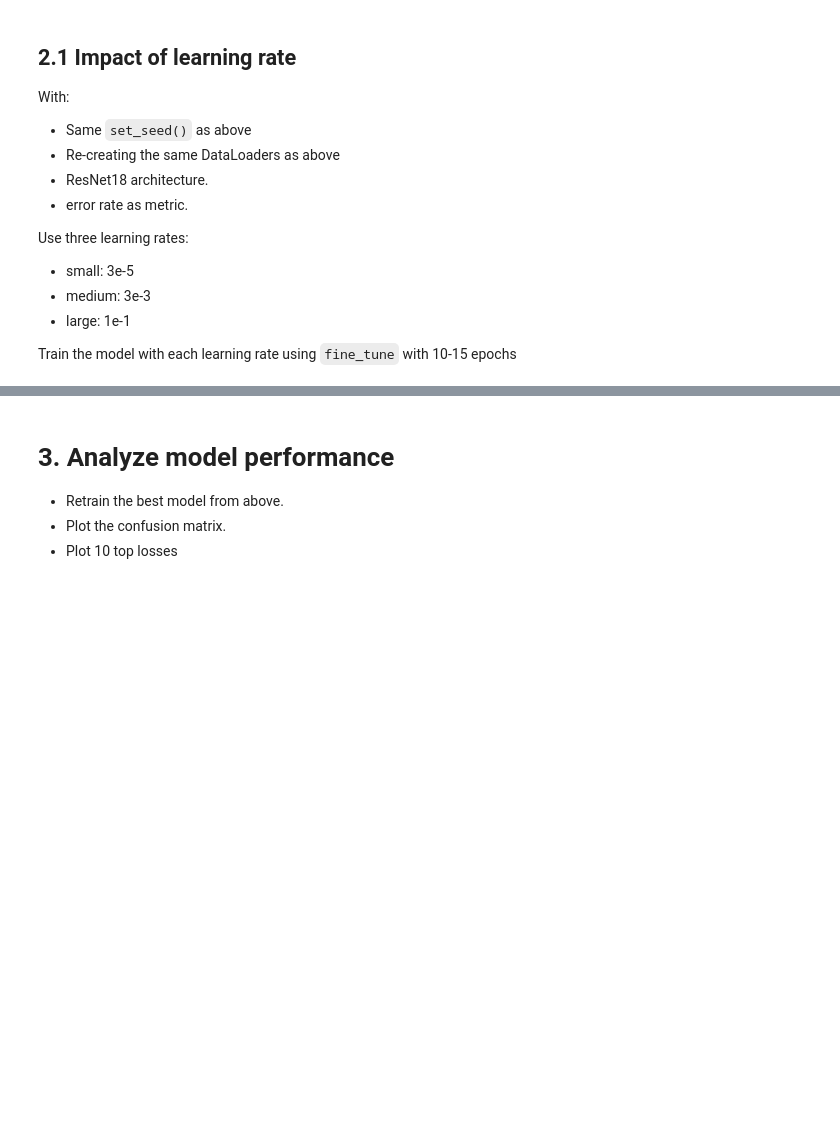
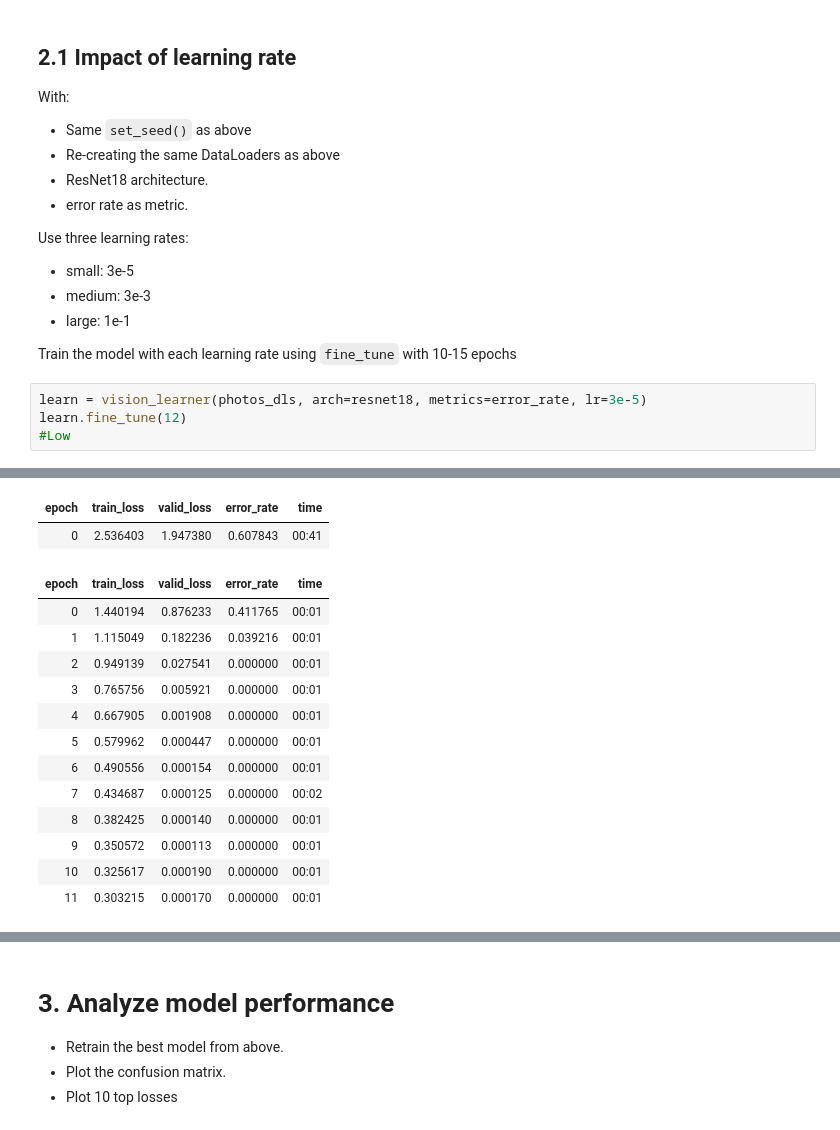
Before and after one commit to HashirYaqoob/ENDG310-Project-1-F2023, a Jupyter notebook: a3_model_training.ipynb, the cells around one changed output, grey strips where cells are left out. Cells and saved outputs as stored; diff of their text form; blank space fills up the shorter version.

```diff
--- a/a3_model_training.ipynb
+++ b/a3_model_training.ipynb
@@ -56,3 +63,8 @@ Use three learning rates:
 - large: 1e-1
 
 Train the model with each learning rate using `fine_tune` with 10-15 epochs
+# %%
+learn = vision_learner(photos_dls, arch=resnet18, metrics=error_rate, lr=3e-5)
+learn.fine_tune(12)
+#Low
+# %% [output]
@@ -58,0 +72,15 @@ Train the model with each learning rate using `fine_tune` with 10-15 epochs
+| epoch | train_loss | valid_loss | error_rate | time |
+| 0 | 2.536403 | 1.947380 | 0.607843 | 00:41 |
+| epoch | train_loss | valid_loss | error_rate | time |
+| 0 | 1.440194 | 0.876233 | 0.411765 | 00:01 |
+| 1 | 1.115049 | 0.182236 | 0.039216 | 00:01 |
+| 2 | 0.949139 | 0.027541 | 0.000000 | 00:01 |
+| 3 | 0.765756 | 0.005921 | 0.000000 | 00:01 |
+| 4 | 0.667905 | 0.001908 | 0.000000 | 00:01 |
+| 5 | 0.579962 | 0.000447 | 0.000000 | 00:01 |
+| 6 | 0.490556 | 0.000154 | 0.000000 | 00:01 |
+| 7 | 0.434687 | 0.000125 | 0.000000 | 00:02 |
+| 8 | 0.382425 | 0.000140 | 0.000000 | 00:01 |
+| 9 | 0.350572 | 0.000113 | 0.000000 | 00:01 |
+| 10 | 0.325617 | 0.000190 | 0.000000 | 00:01 |
+| 11 | 0.303215 | 0.000170 | 0.000000 | 00:01 |
```
Also changed, not shown: parts of 18 cells of this notebook.
